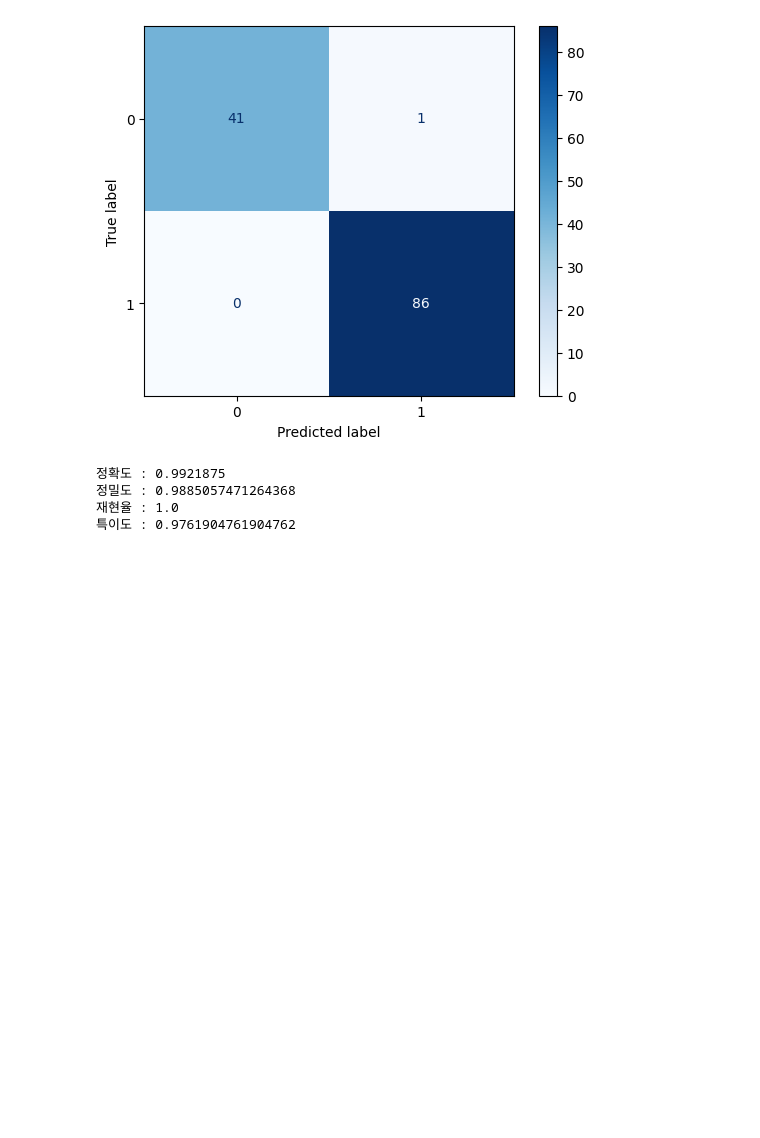
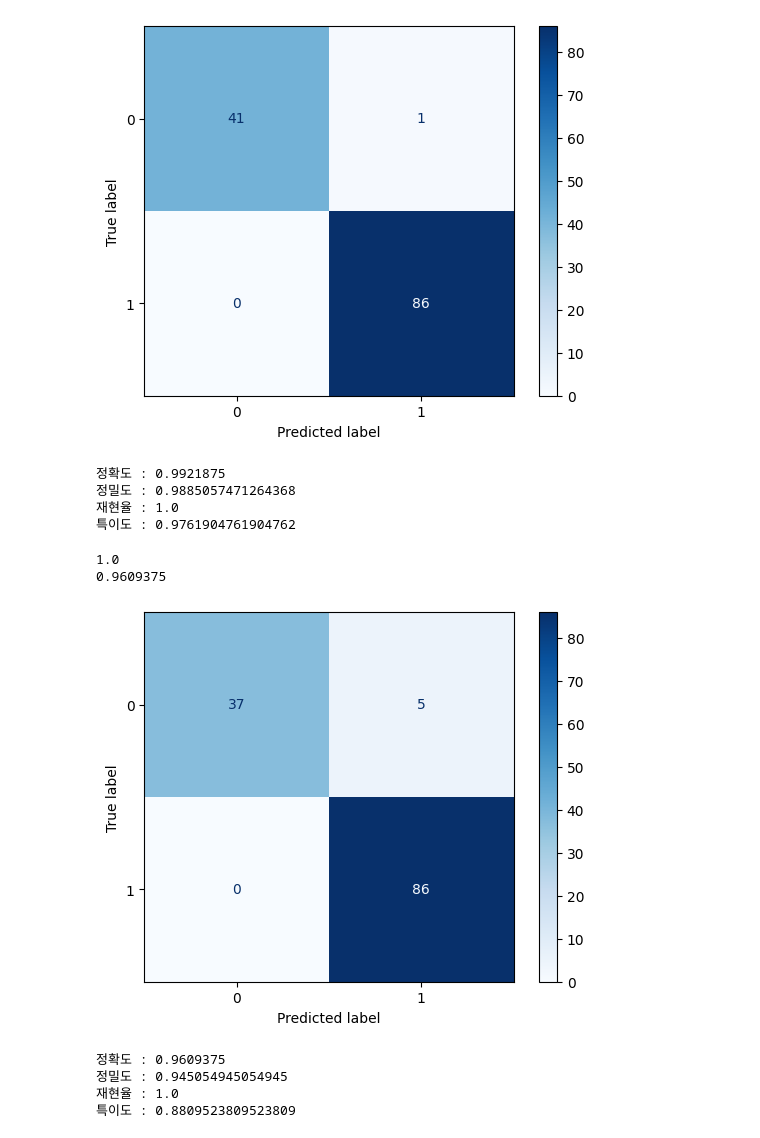
Before and after one commit to starlight1492-coder/2026.10.22, a Jupyter notebook: 호텔예약분석.ipynb, the cells around one changed output. Saved outputs shown, nothing was run; the diff lists cells and outputs as text; code cells hidden in the pictures; blank space fills up the shorter version.

```diff
--- a/호텔예약분석.ipynb
+++ b/호텔예약분석.ipynb
@@ -323,3 +323,33 @@ print("특이도 :", tn/(tn+fp))
 정밀도 : 0.9885057471264368
 재현율 : 1.0
 특이도 : 0.9761904761904762
+# %%
+# RandomForestClassifier
+from sklearn.ensemble import RandomForestClassifier
+rf = RandomForestClassifier(n_estimators = 100, min_samples_split = 2, random_state = 42)
+rf.fit(train_scaled, train_target)
+print(rf.score(train_scaled, train_target))
+print(rf.score(test_scaled, test_target))
+# %% [output]
+1.0
+0.9609375
+# %%
+from sklearn.metrics import confusion_matrix, ConfusionMatrixDisplay
+ConfusionMatrixDisplay.from_estimator(
+    rf,
+    test_scaled, test_target,
+    cmap = 'Blues'
+)
+plt.show()
+
+tp = 86; fp = 5; fn = 0; tn = 37
+print("정확도 :", (tp+tn)/(tp+fp+fn+tn))
+print("정밀도 :", tp/(tp+fp))
+print("재현율 :", tp/(tp+fn))
+print("특이도 :", tn/(tn+fp))
+# %% [output]
+[figure, added]
+정확도 : 0.9609375
+정밀도 : 0.945054945054945
+재현율 : 1.0
+특이도 : 0.8809523809523809
```
